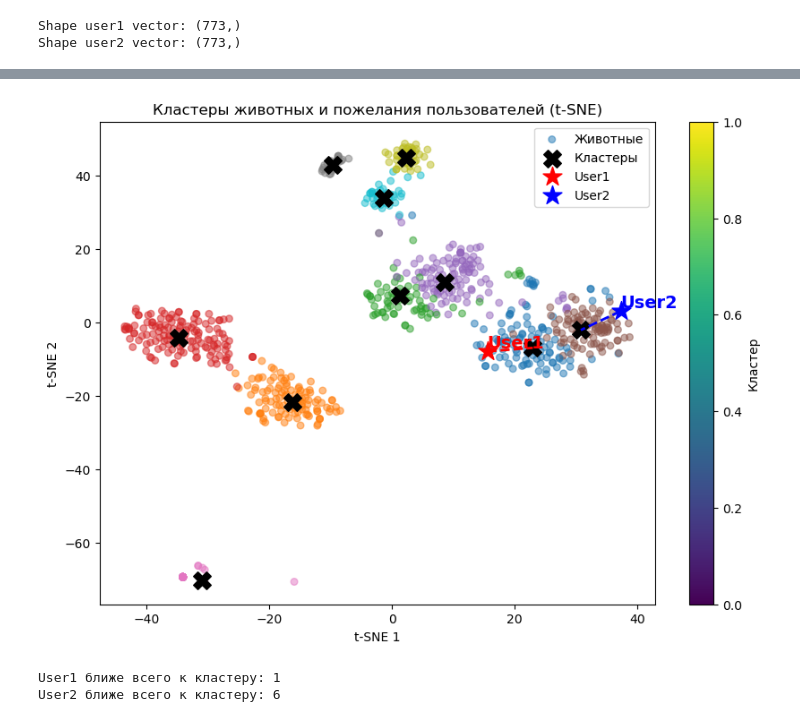
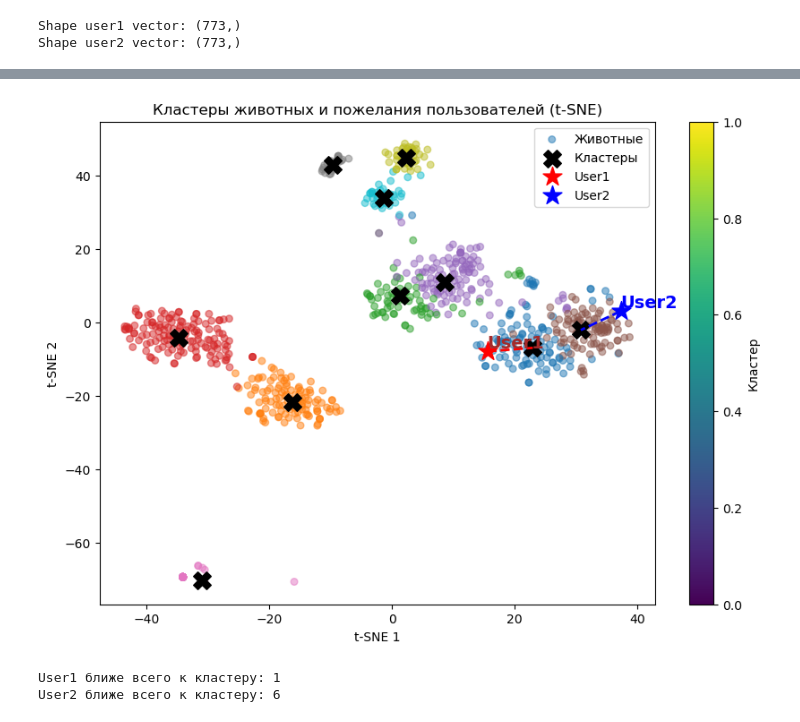
Before and after one commit to Pet-Match-ITMO/ML-API, a Jupyter notebook: notebooks/research.ipynb, the cells around one changed output, grey strips where cells are left out. Cells and saved outputs as stored; diff of their text form; code cells hidden in the pictures.

```diff
--- a/notebooks/research.ipynb
+++ b/notebooks/research.ipynb
@@ -624,34 +598,34 @@ centers_2d = X_2d_all[n_animals:n_animals+n_clusters]
 user1_2d = X_2d_all[-2]
 user2_2d = X_2d_all[-1]
 
 plt.figure(figsize=(10, 7))
 plt.scatter(X_2d[:, 0], X_2d[:, 1], c=labels, cmap='tab10', s=30, alpha=0.5, label='Животные')
 plt.scatter(centers_2d[:, 0], centers_2d[:, 1], color='black', marker='X', s=200, label='Кластеры')
 plt.scatter(user1_2d[0], user1_2d[1], color='red', marker='*', s=250, label='User1')
 plt.scatter(user2_2d[0], user2_2d[1], color='blue', marker='*', s=250, label='User2')
 
 # Линии до центров кластеров
 user1_cluster = kmeans.predict(user1_vector_scaled)[0]
 user2_cluster = kmeans.predict(user2_vector_scaled)[0]
 plt.plot([user1_2d[0], centers_2d[user1_cluster, 0]],
          [user1_2d[1], centers_2d[user1_cluster, 1]],
          color='red', linestyle='--', linewidth=2)
 plt.plot([user2_2d[0], centers_2d[user2_cluster, 0]],
          [user2_2d[1], centers_2d[user2_cluster, 1]],
          color='blue', linestyle='--', linewidth=2)
 
-plt.text(user1_2d[0], user1_2d[1], "User1", fontsize=14, color='red', weight='bold', ha='left', va='bottom')
+plt.text(user1_2d[0], user1_2d[1], "User1", fontsize=14, color='brown', weight='bold', ha='left', va='bottom')
 plt.text(user2_2d[0], user2_2d[1], "User2", fontsize=14, color='blue', weight='bold', ha='left', va='bottom')
 plt.xlabel('t-SNE 1')
 plt.ylabel('t-SNE 2')
 plt.title('Кластеры животных и пожелания пользователей (t-SNE)')
 plt.colorbar(label='Кластер')
 plt.legend()
 plt.show()
 
 print(f"User1 ближе всего к кластеру: {user1_cluster + 1}")
 print(f"User2 ближе всего к кластеру: {user2_cluster + 1}")
 # %% [output]
-[figure, old version]
+[figure, new version]
 User1 ближе всего к кластеру: 1
 User2 ближе всего к кластеру: 6
```
Also changed, not shown: parts of 1 cell of this notebook.
